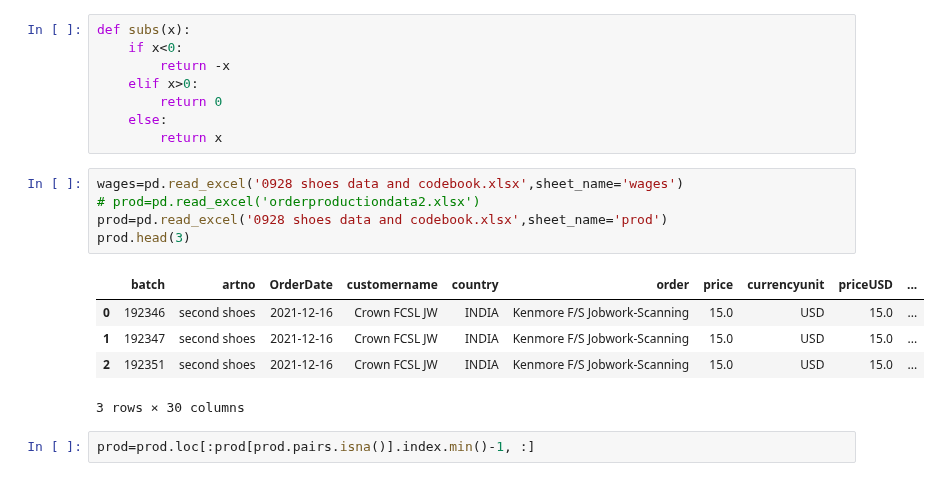
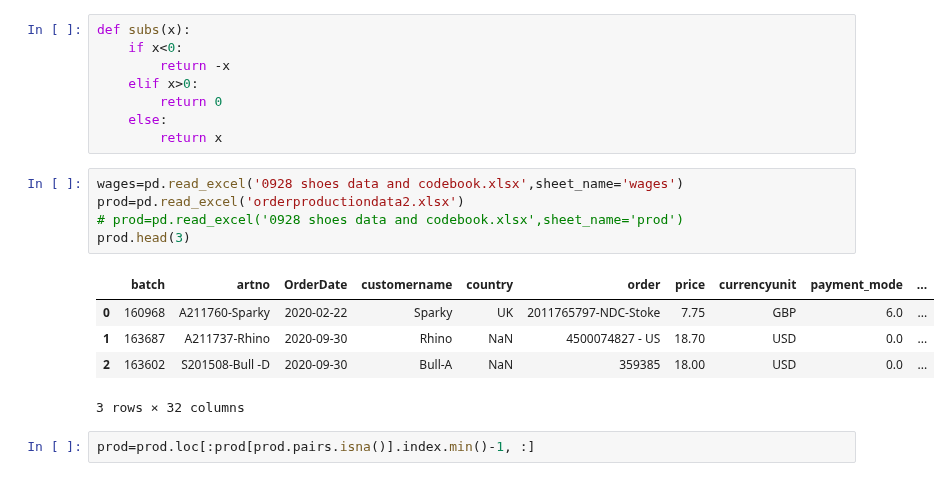
Before and after one commit to xolyn/labor_audit, a Jupyter notebook: LingyuZhou/FA24/shoeData/analysis.ipynb, the cells around one changed output. Cells and saved outputs as stored; diff of their text form.

```diff
--- a/LingyuZhou/FA24/shoeData/analysis.ipynb
+++ b/LingyuZhou/FA24/shoeData/analysis.ipynb
@@ -15,15 +15,15 @@ def subs(x):
         return x
 # %%
 wages=pd.read_excel('0928 shoes data and codebook.xlsx',sheet_name='wages')
-# prod=pd.read_excel('orderproductiondata2.xlsx')
-prod=pd.read_excel('0928 shoes data and codebook.xlsx',sheet_name='prod')
+prod=pd.read_excel('orderproductiondata2.xlsx')
+# prod=pd.read_excel('0928 shoes data and codebook.xlsx',sheet_name='prod')
 prod.head(3)
 # %% [output]
-|  | batch | artno | OrderDate | customername | country | order | price | currencyunit | priceUSD | ... |
-| 0 | 192346 | second shoes | 2021-12-16 | Crown FCSL JW | INDIA | Kenmore F/S Jobwork-Scanning | 15.0 | USD | 15.0 | ... |
-| 1 | 192347 | second shoes | 2021-12-16 | Crown FCSL JW | INDIA | Kenmore F/S Jobwork-Scanning | 15.0 | USD | 15.0 | ... |
-| 2 | 192351 | second shoes | 2021-12-16 | Crown FCSL JW | INDIA | Kenmore F/S Jobwork-Scanning | 15.0 | USD | 15.0 | ... |
+|  | batch | artno | OrderDate | customername | country | order | price | currencyunit | payment_mode | ... |
+| 0 | 160968 | A211760-Sparky | 2020-02-22 | Sparky | UK | 2011765797-NDC-Stoke | 7.75 | GBP | 6.0 | ... |
+| 1 | 163687 | A211737-Rhino | 2020-09-30 | Rhino | NaN | 4500074827 - US | 18.70 | USD | 0.0 | ... |
+| 2 | 163602 | S201508-Bull -D | 2020-09-30 | Bull-A | NaN | 359385 | 18.00 | USD | 0.0 | ... |
-3 rows × 30 columns
+3 rows × 32 columns
 # %%
 prod=prod.loc[:prod[prod.pairs.isna()].index.min()-1, :]
 # %%
```
Also changed, not shown: parts of 6 cells of this notebook, 6 other files.
